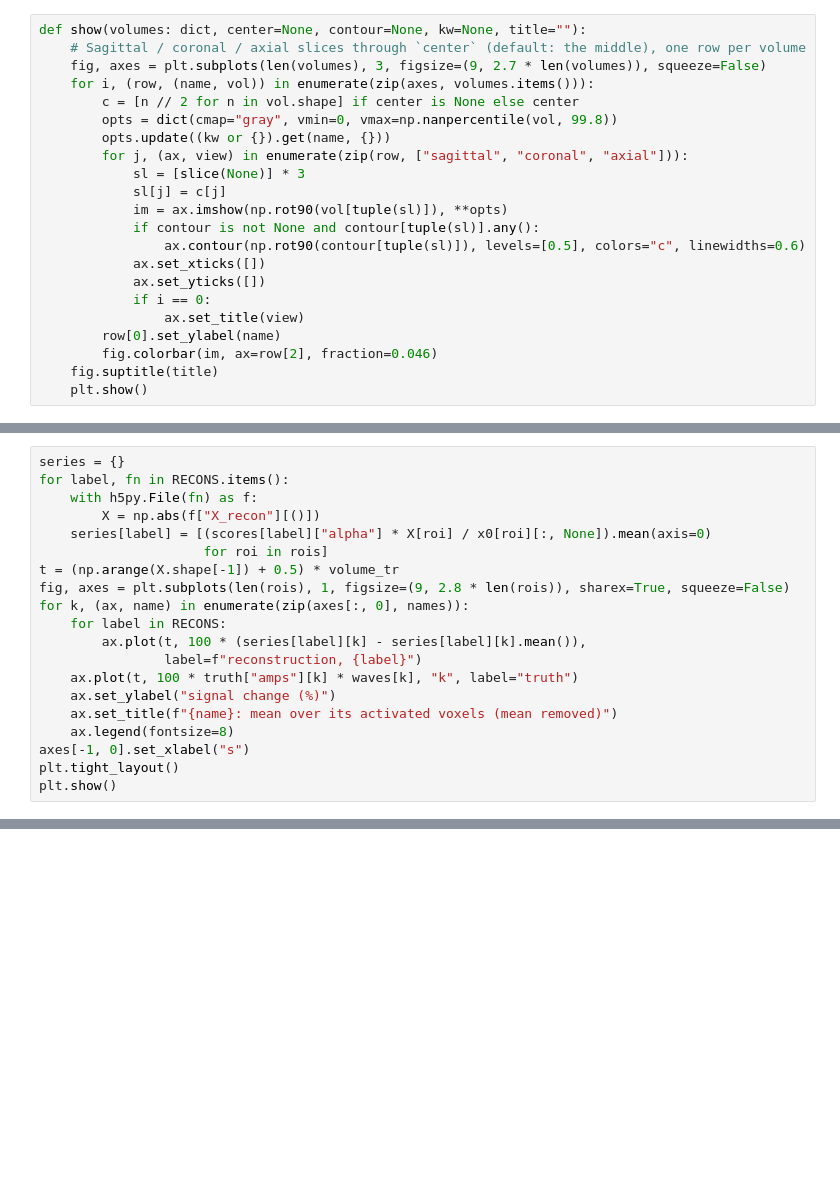
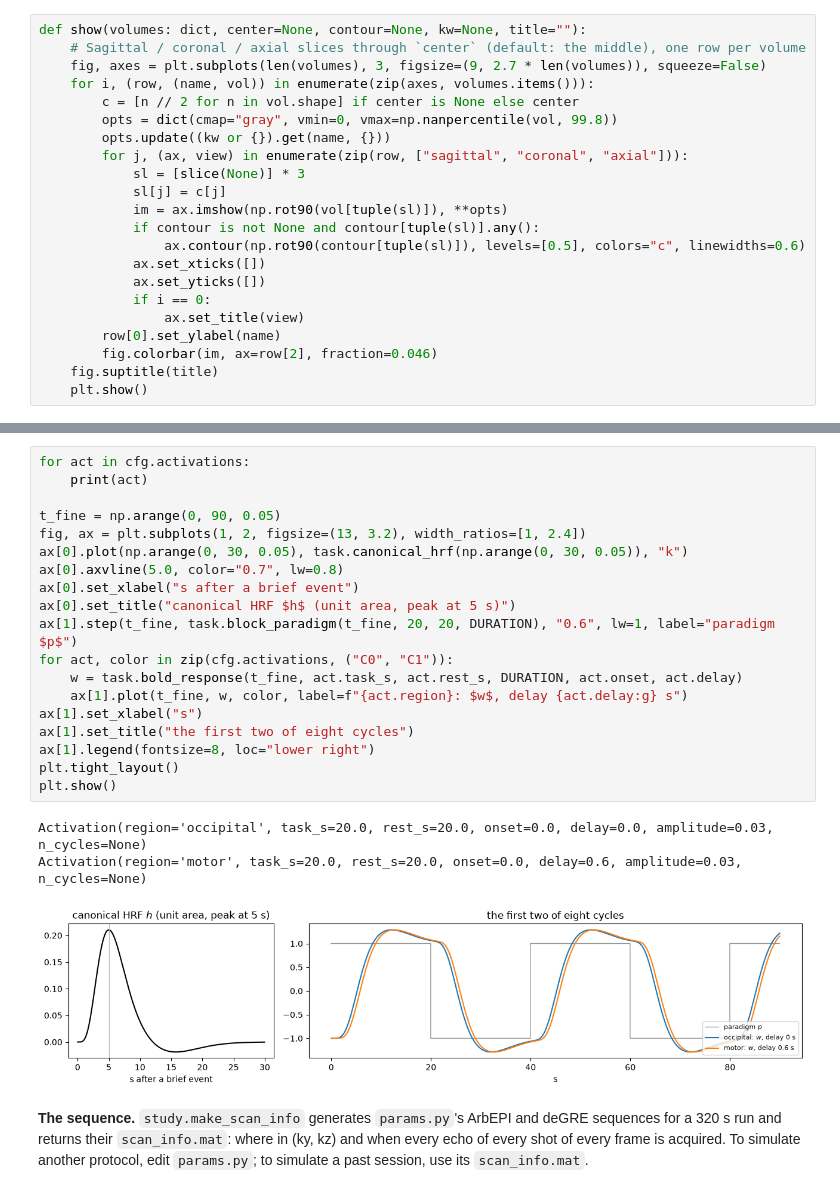
Before and after one commit to rextlfung/ArbEPI-python, a Jupyter notebook: simulate_fmri/demo.ipynb, the cells around one changed output, grey strips where cells are left out. Cells and saved outputs as stored; diff of their text form; blank space fills up the shorter version.

```diff
--- a/simulate_fmri/demo.ipynb
+++ b/simulate_fmri/demo.ipynb
@@ -440,20 +86,0 @@ time course (`corr`), plotted below against its own task.
-# %%
-series = {}
-for label, fn in RECONS.items():
-    with h5py.File(fn) as f:
-        X = np.abs(f["X_recon"][()])
-    series[label] = [(scores[label]["alpha"] * X[roi] / x0[roi][:, None]).mean(axis=0)
-                     for roi in rois]
-t = (np.arange(X.shape[-1]) + 0.5) * volume_tr
-fig, axes = plt.subplots(len(rois), 1, figsize=(9, 2.8 * len(rois)), sharex=True, squeeze=False)
-for k, (ax, name) in enumerate(zip(axes[:, 0], names)):
-    for label in RECONS:
-        ax.plot(t, 100 * (series[label][k] - series[label][k].mean()),
-                label=f"reconstruction, {label}")
-    ax.plot(t, 100 * truth["amps"][k] * waves[k], "k", label="truth")
-    ax.set_ylabel("signal change (%)")
-    ax.set_title(f"{name}: mean over its activated voxels (mean removed)")
-    ax.legend(fontsize=8)
-axes[-1, 0].set_xlabel("s")
-plt.tight_layout()
-plt.show()
@@ -498,0 +115,29 @@ for k, name in enumerate(names):
+# %%
+for act in cfg.activations:
+    print(act)
+
+t_fine = np.arange(0, 90, 0.05)
+fig, ax = plt.subplots(1, 2, figsize=(13, 3.2), width_ratios=[1, 2.4])
+ax[0].plot(np.arange(0, 30, 0.05), task.canonical_hrf(np.arange(0, 30, 0.05)), "k")
+ax[0].axvline(5.0, color="0.7", lw=0.8)
+ax[0].set_xlabel("s after a brief event")
+ax[0].set_title("canonical HRF $h$ (unit area, peak at 5 s)")
+ax[1].step(t_fine, task.block_paradigm(t_fine, 20, 20, DURATION), "0.6", lw=1, label="paradigm $p$")
+for act, color in zip(cfg.activations, ("C0", "C1")):
+    w = task.bold_response(t_fine, act.task_s, act.rest_s, DURATION, act.onset, act.delay)
+    ax[1].plot(t_fine, w, color, label=f"{act.region}: $w$, delay {act.delay:g} s")
+ax[1].set_xlabel("s")
+ax[1].set_title("the first two of eight cycles")
+ax[1].legend(fontsize=8, loc="lower right")
+plt.tight_layout()
+plt.show()
+# %% [output]
+Activation(region='occipital', task_s=20.0, rest_s=20.0, onset=0.0, delay=0.0, amplitude=0.03, n_cycles=None)
+Activation(region='motor', task_s=20.0, rest_s=20.0, onset=0.0, delay=0.6, amplitude=0.03, n_cycles=None)
+[figure, added]
+# %% [markdown]
+**The sequence.** `study.make_scan_info` generates `params.py`'s ArbEPI and
+deGRE sequences for a 320 s run and returns their `scan_info.mat`: where in
+(ky, kz) and when every echo of every shot of every frame is acquired. To
+simulate another protocol, edit `params.py`; to simulate a past session, use
+its `scan_info.mat`.
```
Also changed, not shown: parts of 70 cells of this notebook, 2 other files.
